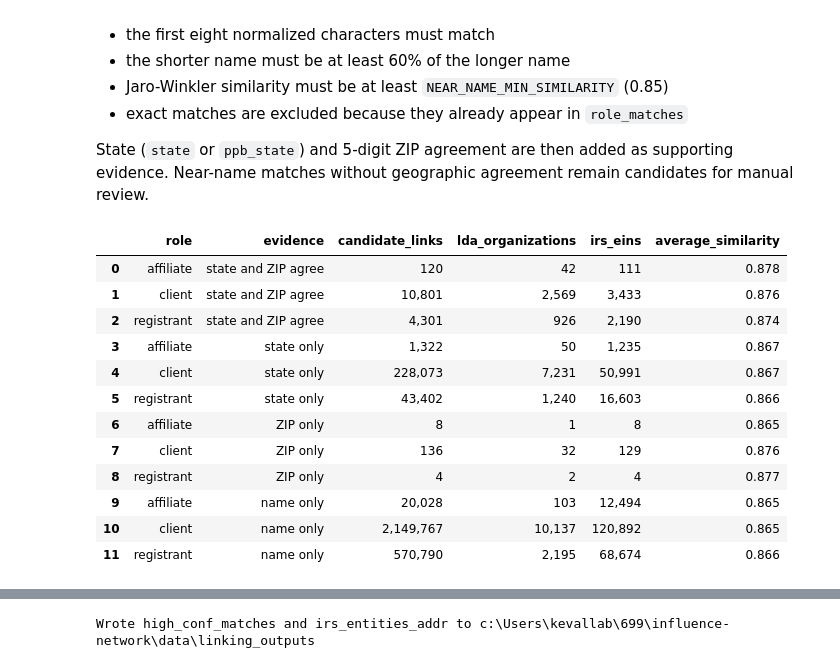
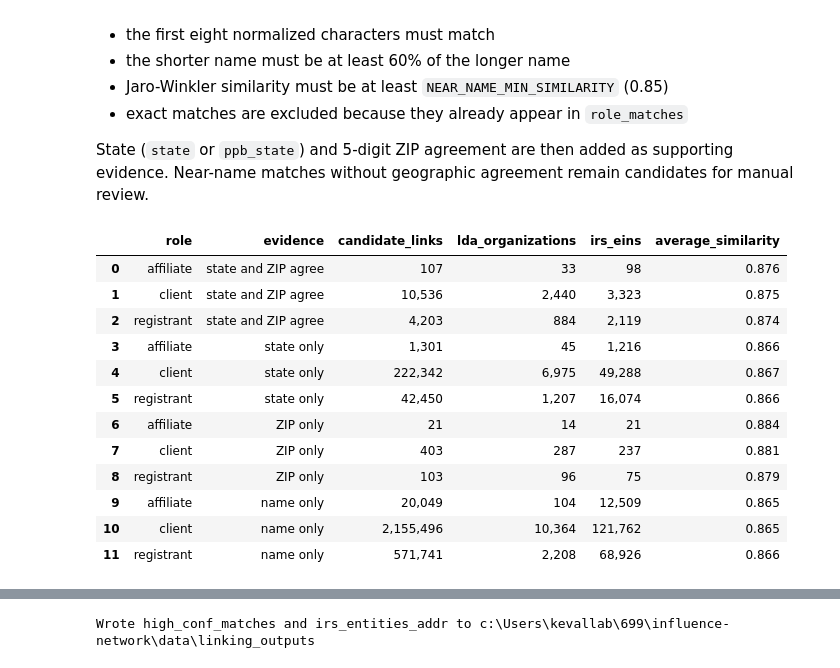
Before and after one commit to team-glass-house/influence-network, a Jupyter notebook: notebooks/lda_irs_link.ipynb, the cells around one changed output, grey strips where cells are left out. Drawn from its saved outputs; the diff is of its cells as text; code cells hidden in the pictures.

```diff
--- a/notebooks/lda_irs_link.ipynb
+++ b/notebooks/lda_irs_link.ipynb
@@ -121,10 +121,13 @@ import re as _re
 
 # Shared helpers so the matching cells below don't repeat the same logic:
 #   NEAR_NAME_MIN_SIMILARITY - single source of truth for the near-name cutoff
+#   ZIP_SCORE_MIN - minimum graduated ZIP-proximity score treated as corroborating
 #   norm_org      - org-name normalization matching extract/entities.py
 #   name_block_on - blocked Jaro-Winkler join predicate (shared 8-char prefix + length ratio)
+#   zip_score_on  - graduated USPS ZIP-proximity score (100/90/80/0) over candidate ZIPs
 #   tier_case     - name / name+state / name+state+zip label from zip_agrees / state_agrees
 NEAR_NAME_MIN_SIMILARITY = 0.85
+ZIP_SCORE_MIN = 80  # 80 = shared first-3 digits (USPS Sectional Center Facility / metro area)
 
 _NOISE = {
     "inc", "incorporated", "llc", "lp", "llp", "corp", "corporation",
@@ -150,6 +153,24 @@ def name_block_on(a, b):
         f"         / GREATEST(LENGTH({a}), LENGTH({b})) >= 0.60"
     )
 
+def zip_score_on(irs_zip, *lda_zips):
+    """Graduated USPS ZIP-proximity score, best over the candidate ZIPs.
+
+    100 = exact 5-digit, 90 = shared first 4, 80 = shared first 3 (Sectional
+    Center Facility / metro area), 0 = further apart or either ZIP missing.
+    """
+    parts = [
+        (
+            f"CASE WHEN {irs_zip} IS NOT NULL AND {z} IS NOT NULL THEN "
+            f"CASE WHEN {irs_zip} = {z} THEN 100 "
+            f"WHEN LEFT({irs_zip}, 4) = LEFT({z}, 4) THEN 90 "
+            f"WHEN LEFT({irs_zip}, 3) = LEFT({z}, 3) THEN 80 "
+            f"ELSE 0 END ELSE 0 END"
+        )
+        for z in lda_zips
+    ]
+    return "GREATEST(" + ", ".join(parts) + ")"
+
 def tier_case(prefix="name"):
     """Strongest-evidence label from the zip_agrees / state_agrees booleans."""
     return (
@@ -494,7 +517,8 @@ WITH scored AS (
         candidate.normalized_name AS lda_normalized_name,
         candidate.lda_state,
         candidate.lda_ppb_state,
-        candidate.lda_zip,
+        COALESCE(candidate.lda_zip, candidate.lda_ppb_zip) AS lda_zip,   -- single null-safe ZIP for downstream
+        candidate.lda_ppb_zip,
         candidate.lda_zip_source,
         irs.ein,
         irs.irs_name,
@@ -511,9 +535,12 @@ WITH scored AS (
      AND candidate.normalized_name <> irs.normalized_name
 )
 SELECT
-    *,
+    * EXCLUDE lda_ppb_zip,
     (irs_state IN (lda_state, lda_ppb_state) AND irs_state IS NOT NULL) AS state_agrees,
-    (lda_zip IS NOT NULL AND lda_zip = irs_zip) AS zip_agrees
+    -- ZIP agrees if the IRS ZIP matches the client-state ZIP or the ppb-state ZIP (mirrors state_agrees).
+    (irs_zip IN (lda_zip, lda_ppb_zip) AND irs_zip IS NOT NULL) AS zip_agrees,
+    -- Graduated ZIP proximity (100 exact / 90 first-4 / 80 first-3 / 0 further), best over both ZIPs.
+    {zip_score_on('irs_zip', 'lda_zip', 'lda_ppb_zip')} AS zip_score
 FROM scored
 WHERE name_similarity >= {NEAR_NAME_MIN_SIMILARITY}
 """)
@@ -524,42 +551,42 @@ SELECT
     CASE
         WHEN state_agrees AND zip_agrees THEN 'state and ZIP agree'
         WHEN state_agrees THEN 'state only'
         WHEN zip_agrees THEN 'ZIP only'
         ELSE 'name only'
     END AS evidence,
     COUNT(*) AS candidate_links,
     COUNT(DISTINCT lda_key) AS lda_organizations,
     COUNT(DISTINCT ein) AS irs_eins,
     ROUND(AVG(name_similarity), 3) AS average_similarity
 FROM role_near_matches
 GROUP BY role, evidence
 ORDER BY
     CASE evidence
         WHEN 'state and ZIP agree' THEN 1
         WHEN 'state only' THEN 2
         WHEN 'ZIP only' THEN 3
         ELSE 4
     END,
     role
 """)
 
 display(role_near_summary.style.format({
     "candidate_links": "{:,.0f}",
     "lda_organizations": "{:,.0f}",
     "irs_eins": "{:,.0f}",
     "average_similarity": "{:.3f}",
 }))
 # %% [output]
 |  | role | evidence | candidate_links | lda_organizations | irs_eins | average_similarity |
-| 0 | affiliate | state and ZIP agree | 120 | 42 | 111 | 0.878 |
-| 1 | client | state and ZIP agree | 10,801 | 2,569 | 3,433 | 0.876 |
-| 2 | registrant | state and ZIP agree | 4,301 | 926 | 2,190 | 0.874 |
-| 3 | affiliate | state only | 1,322 | 50 | 1,235 | 0.867 |
-| 4 | client | state only | 228,073 | 7,231 | 50,991 | 0.867 |
-| 5 | registrant | state only | 43,402 | 1,240 | 16,603 | 0.866 |
-| 6 | affiliate | ZIP only | 8 | 1 | 8 | 0.865 |
-| 7 | client | ZIP only | 136 | 32 | 129 | 0.876 |
-| 8 | registrant | ZIP only | 4 | 2 | 4 | 0.877 |
-| 9 | affiliate | name only | 20,028 | 103 | 12,494 | 0.865 |
-| 10 | client | name only | 2,149,767 | 10,137 | 120,892 | 0.865 |
-| 11 | registrant | name only | 570,790 | 2,195 | 68,674 | 0.866 |
+| 0 | affiliate | state and ZIP agree | 107 | 33 | 98 | 0.876 |
+| 1 | client | state and ZIP agree | 10,536 | 2,440 | 3,323 | 0.875 |
+| 2 | registrant | state and ZIP agree | 4,203 | 884 | 2,119 | 0.874 |
+| 3 | affiliate | state only | 1,301 | 45 | 1,216 | 0.866 |
+| 4 | client | state only | 222,342 | 6,975 | 49,288 | 0.867 |
+| 5 | registrant | state only | 42,450 | 1,207 | 16,074 | 0.866 |
+| 6 | affiliate | ZIP only | 21 | 14 | 21 | 0.884 |
+| 7 | client | ZIP only | 403 | 287 | 237 | 0.881 |
+| 8 | registrant | ZIP only | 103 | 96 | 75 | 0.879 |
+| 9 | affiliate | name only | 20,049 | 104 | 12,509 | 0.865 |
+| 10 | client | name only | 2,155,496 | 10,364 | 121,762 | 0.865 |
+| 11 | registrant | name only | 571,741 | 2,208 | 68,926 | 0.866 |
```
Also changed, not shown: parts of 10 cells of this notebook, 1 other file.
